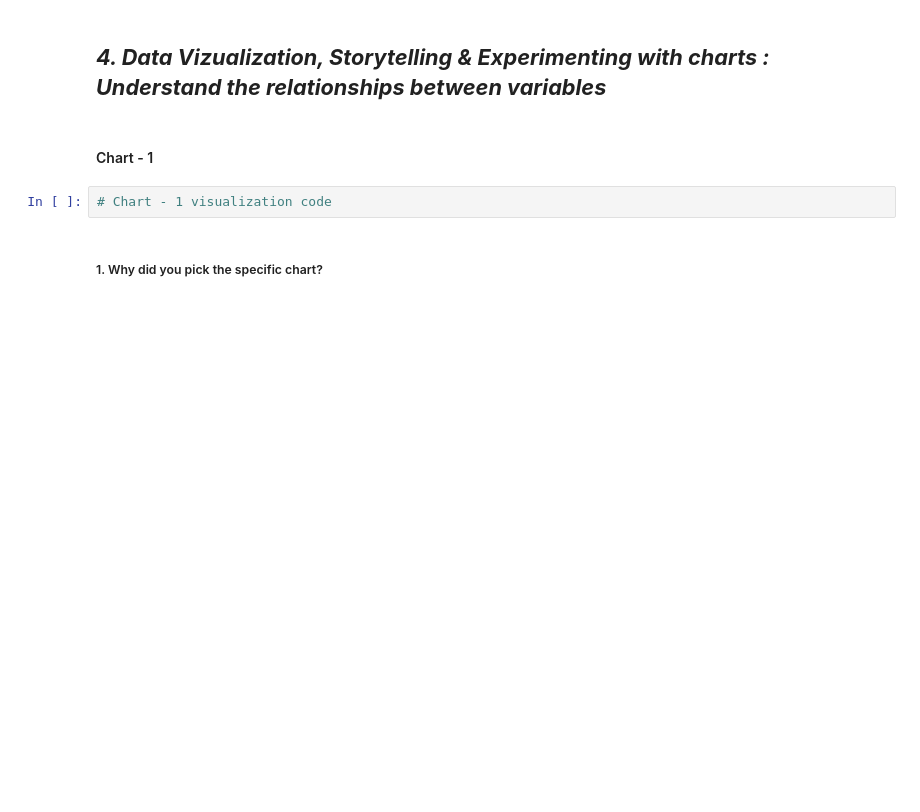
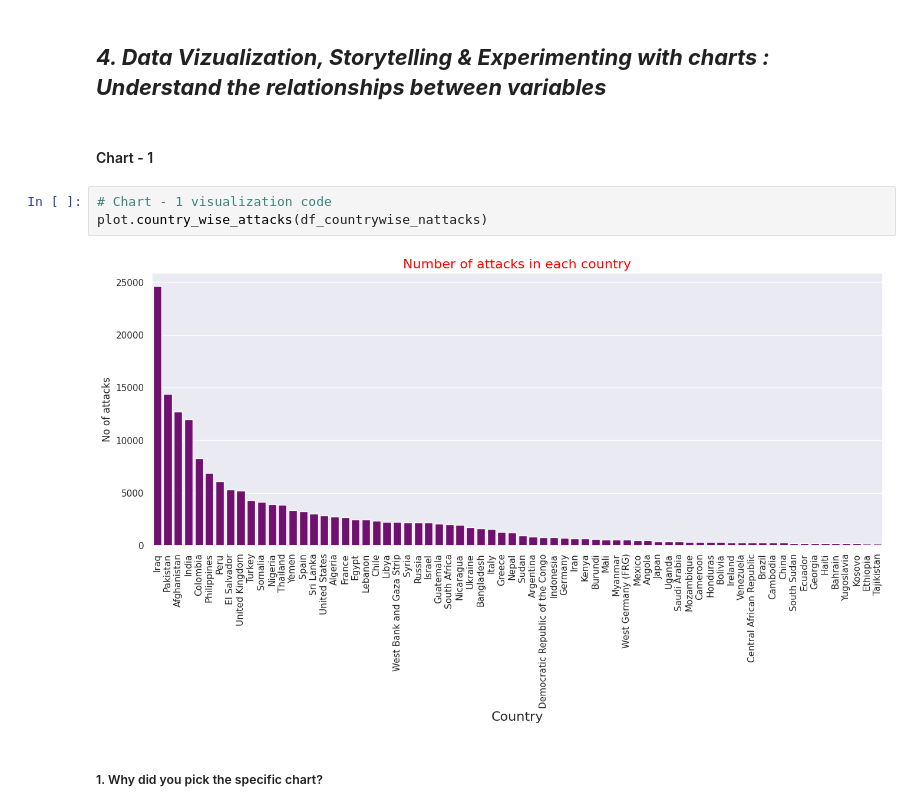
Before and after one commit to varshil009/Data-Visualization, a Jupyter notebook: global_terrorism_EDA.ipynb, the cells around one changed output. Drawn from its saved outputs; the diff is of its cells as text; blank space fills up the shorter version.

Commit message:
visualization exceuted

```diff
--- a/global_terrorism_EDA.ipynb
+++ b/global_terrorism_EDA.ipynb
@@ -532,6 +603,9 @@ Answer Here.
 #### Chart - 1
 # %%
 # Chart - 1 visualization code
+plot.country_wise_attacks(df_countrywise_nattacks)
+# %% [output]
+[figure, added]
 # %% [markdown]
 ##### 1. Why did you pick the specific chart?
 # %% [markdown]
```
Also changed, not shown: parts of 12 cells of this notebook.
